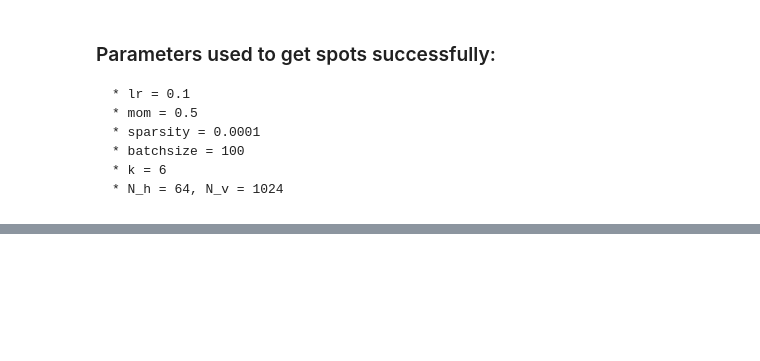
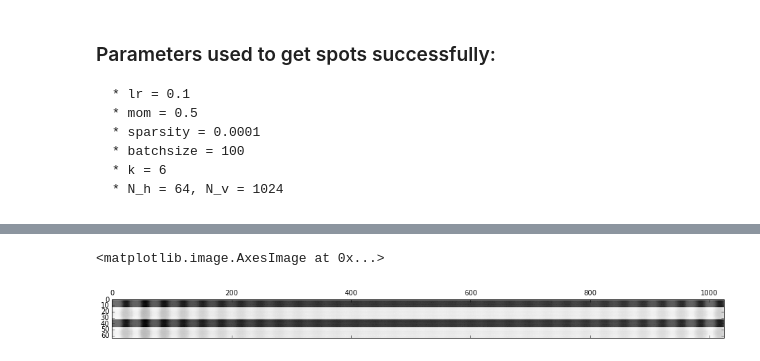
Before and after one commit to colinclement/cudaRBM, a Jupyter notebook: code/src/pycuRBM.ipynb, the cells around one changed output, grey strips where cells are left out. Cells and saved outputs as stored; diff of their text form; code cells hidden in the pictures; blank space fills up the shorter version.

```diff
--- a/code/src/pycuRBM.ipynb
+++ b/code/src/pycuRBM.ipynb
@@ -136,0 +137,5 @@ for ax, s in zip(axs.flat, selection):
+# %%
+plt.matshow(W.T, cmap='Greys')
+# %% [output]
+<matplotlib.image.AxesImage at 0x...>
+[figure, added]
```
Also changed, not shown: parts of 2 cells of this notebook, 6 other files.
